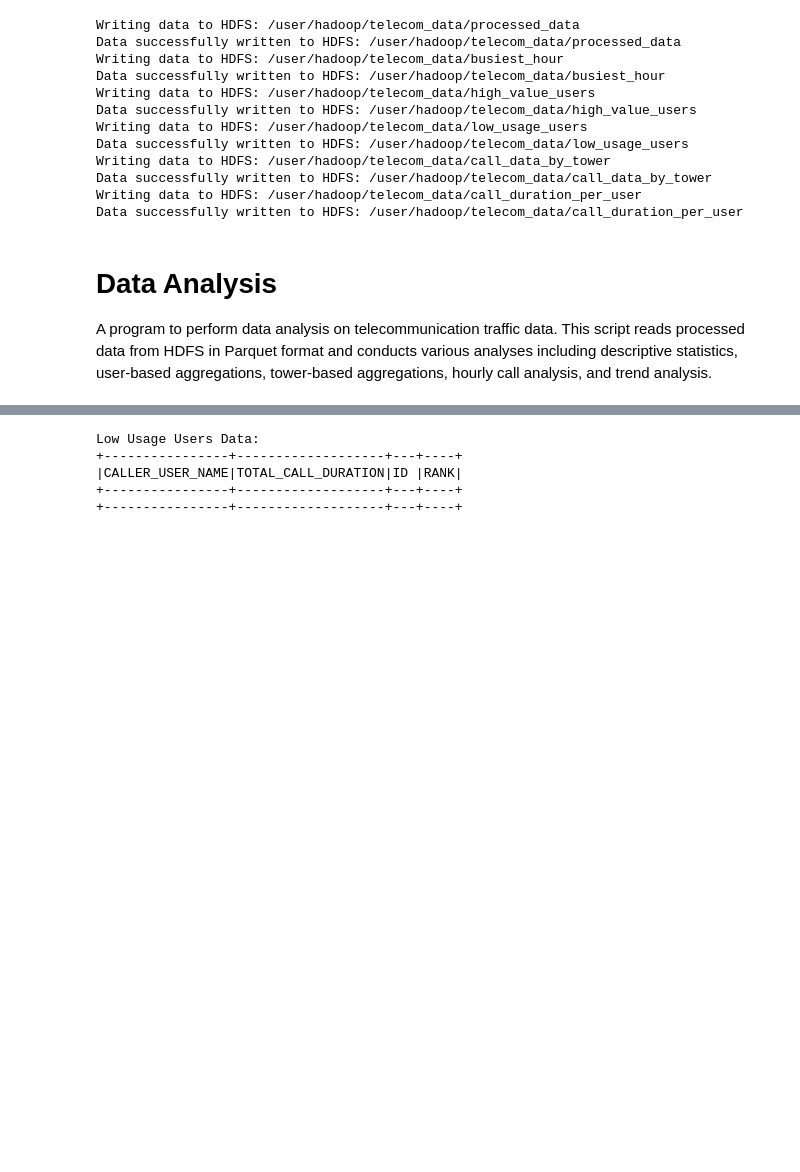
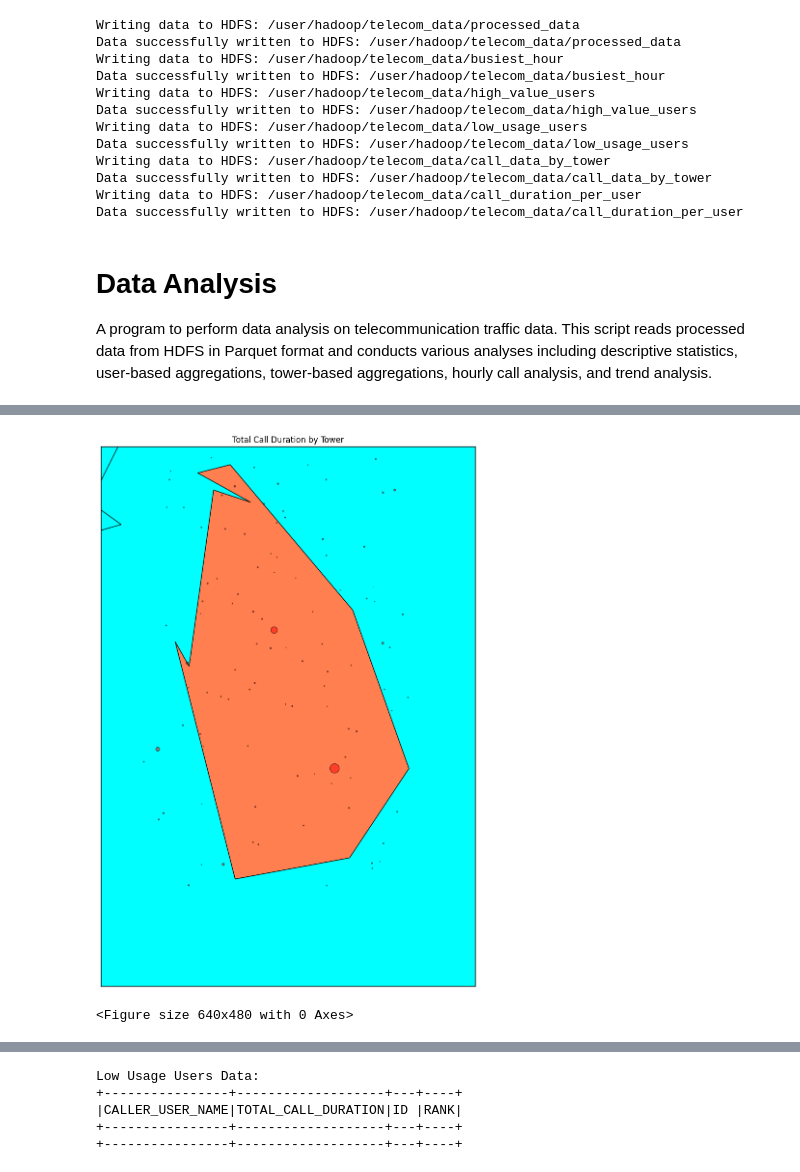
Before and after one commit to hirushiharan/tele-traffic-analysis, a Jupyter notebook: notebooks/tele_traffic_analysis.ipynb, the cells around one changed output, grey strips where cells are left out. Cells and saved outputs as stored; diff of their text form; code cells hidden in the pictures; blank space fills up the shorter version.

```diff
--- a/notebooks/tele_traffic_analysis.ipynb
+++ b/notebooks/tele_traffic_analysis.ipynb
@@ -540,3 +592,37 @@ only showing top 20 rows
+# %%
+# Create geographic plot
+def create_geographic_plot(df, lat_col, lon_col, size_col, color_col=None, title=""):
+    plt.figure(figsize=(10, 20))
+
+    # Create a map centered around the coordinates
+    m = Basemap(projection='merc', llcrnrlat=5.0, urcrnrlat=10.0, llcrnrlon=79.0, urcrnrlon=82.5, lat_ts=20, resolution='c')
+
+    m.drawcoastlines()
+    m.drawcountries()
+    m.drawmapboundary(fill_color='aqua')
+    m.fillcontinents(color='coral', lake_color='aqua')
+
+    # Convert latitude and longitude to map projection coordinates
+    x, y = m(df[lon_col].values, df[lat_col].values)
+
+    # Plot the data
+    if color_col:
+        sc = m.scatter(x, y, s=df[size_col] / 1000, c=df[color_col], alpha=0.5, edgecolor='k', cmap='viridis', marker='o')
+        plt.colorbar(sc, label=color_col)
+    else:
+        m.scatter(x, y, s=df[size_col] / 1000, c='red', alpha=0.5, edgecolor='k', marker='o')
+
+    plt.title(title)
+    plt.show()
+# %%
+# Use the function to create the geographic plot
+create_geographic_plot(tower_stats_pd.head(100), lat_col="CALLER_LATITUDE", lon_col="CALLER_LONGITUDE", size_col="TOTAL_CALL_DURATION", title="Total Call Duration by Tower")
+
+# Save the plot
+plt.savefig("geographic_plot.png")
+# %% [output]
+[figure, added]
+<Figure size 640x480 with 0 Axes>
 # %%
 from pyspark.sql.functions import hour
 """
```
Also changed, not shown: parts of 24 cells of this notebook.
